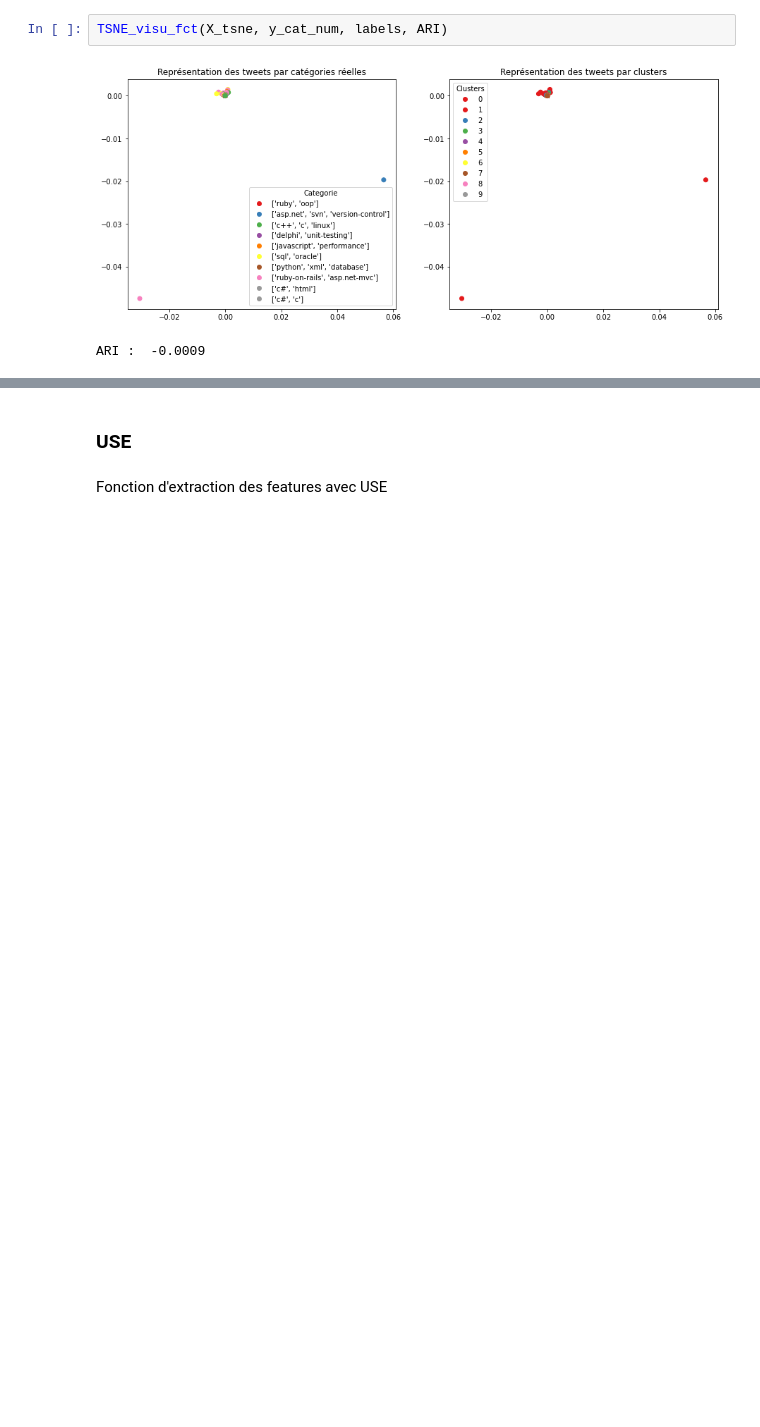
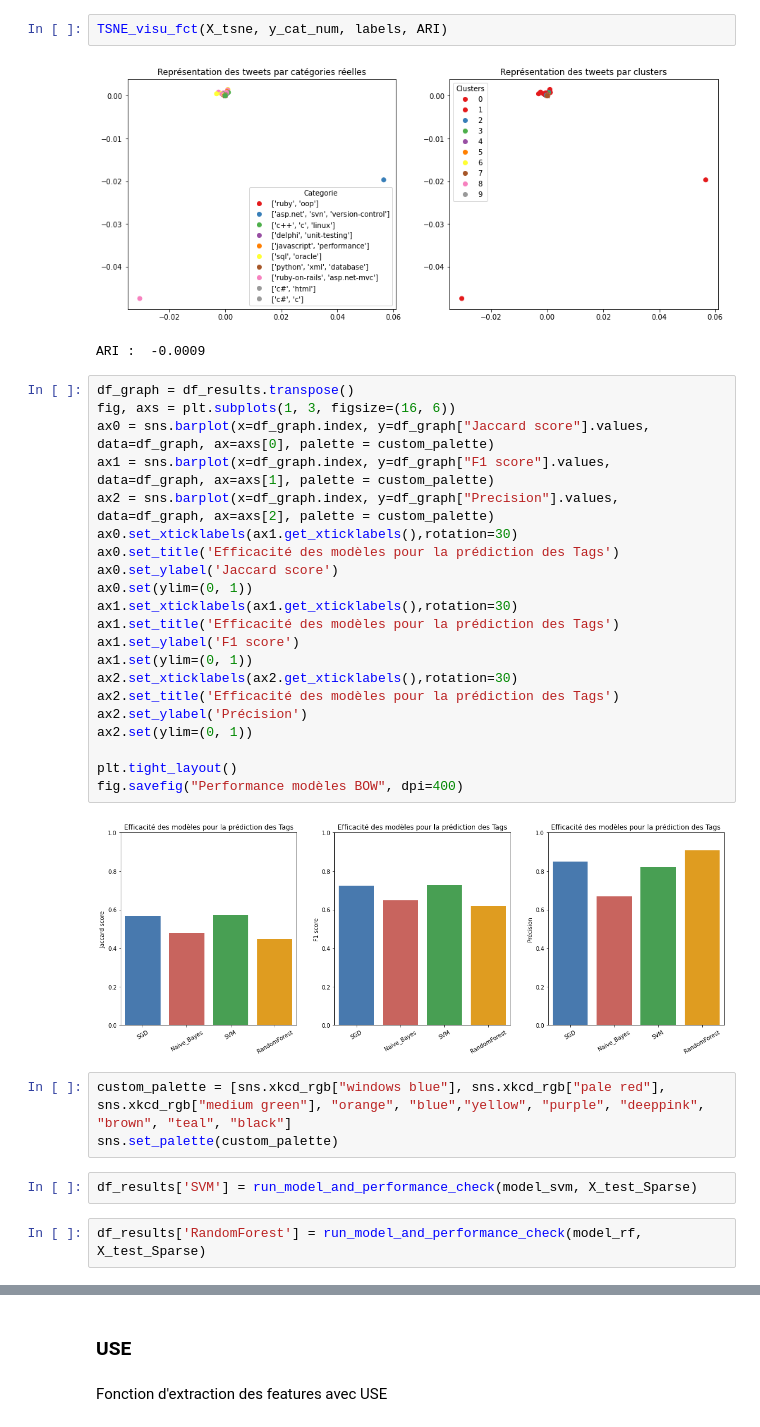
Before and after one commit to AurelienCD/Formation_OCR_Ing_Machine_Learning, a Jupyter notebook: P5_02_notebookTest.ipynb, the cells around one changed output, grey strips where cells are left out. Drawn from its saved outputs; the diff is of its cells as text; blank space fills up the shorter version.

```diff
--- a/P5_02_notebookTest.ipynb
+++ b/P5_02_notebookTest.ipynb
@@ -1033,3 +1259,33 @@ TSNE_visu_fct(X_tsne, y_cat_num, labels, ARI)
 # %% [output]
 [figure]
 ARI :  -0.0009
+# %%
+df_graph = df_results.transpose()
+fig, axs = plt.subplots(1, 3, figsize=(16, 6))
+ax0 = sns.barplot(x=df_graph.index, y=df_graph["Jaccard score"].values, data=df_graph, ax=axs[0], palette = custom_palette)
+ax1 = sns.barplot(x=df_graph.index, y=df_graph["F1 score"].values, data=df_graph, ax=axs[1], palette = custom_palette)
+ax2 = sns.barplot(x=df_graph.index, y=df_graph["Precision"].values, data=df_graph, ax=axs[2], palette = custom_palette)
+ax0.set_xticklabels(ax1.get_xticklabels(),rotation=30)
+ax0.set_title('Efficacité des modèles pour la prédiction des Tags')
+ax0.set_ylabel('Jaccard score')
+ax0.set(ylim=(0, 1))
+ax1.set_xticklabels(ax1.get_xticklabels(),rotation=30)
+ax1.set_title('Efficacité des modèles pour la prédiction des Tags')
+ax1.set_ylabel('F1 score')
+ax1.set(ylim=(0, 1))
+ax2.set_xticklabels(ax2.get_xticklabels(),rotation=30)
+ax2.set_title('Efficacité des modèles pour la prédiction des Tags')
+ax2.set_ylabel('Précision')
+ax2.set(ylim=(0, 1))
+
+plt.tight_layout()
+fig.savefig("Performance modèles BOW", dpi=400)
+# %% [output]
+[figure, added]
+# %%
+custom_palette = [sns.xkcd_rgb["windows blue"], sns.xkcd_rgb["pale red"], sns.xkcd_rgb["medium green"], "orange", "blue","yellow", "purple", "deeppink", "brown", "teal", "black"]
+sns.set_palette(custom_palette)
+# %%
+df_results['SVM'] = run_model_and_performance_check(model_svm, X_test_Sparse)
+# %%
+df_results['RandomForest'] = run_model_and_performance_check(model_rf, X_test_Sparse)
```
Also changed, not shown: parts of 72 cells of this notebook.
